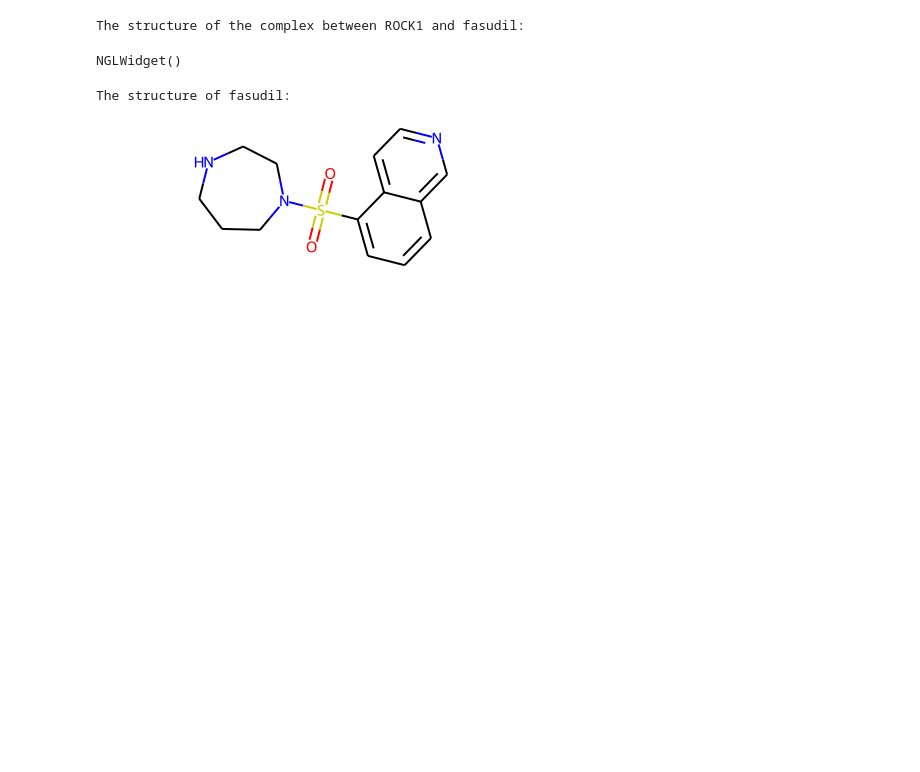
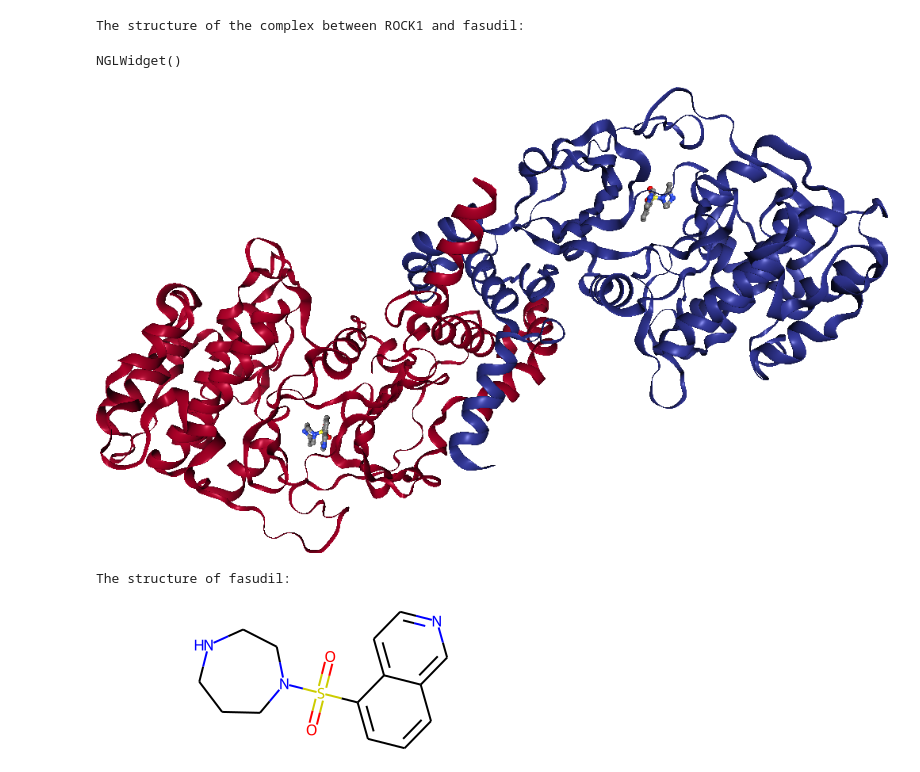
Before and after one commit to volkamerlab/DL_in_VS_review, a Jupyter notebook: image_generation/complex_encoding/complex_encoding.ipynb, the cells around one changed output. Cells and saved outputs as stored; diff of their text form; code cells hidden in the pictures; blank space fills up the shorter version.

```diff
--- a/image_generation/complex_encoding/complex_encoding.ipynb
+++ b/image_generation/complex_encoding/complex_encoding.ipynb
@@ -48,14 +47,16 @@ ngl_viewer.add_representation(repr_type="ball+stick",
 # %%
 # center view on binding site
 ngl_viewer.center("ligand")
+# %%
+print('The structure of the complex between ROCK1 and fasudil:')
+ngl_viewer
+# %% [output]
+The structure of the complex between ROCK1 and fasudil:
+NGLWidget()
 # %%
 # render a static image
-ngl_viewer.render_image(trim=True, factor=2, transparent=True);
+ngl_viewer.render_image(trim=True, factor=2, transparent=True)
+ngl_viewer._display_image()
+# %% [output]
+[figure, added]
-# %%
-print('The structure of the complex between ROCK1 and fasudil:')
-# ngl_viewer._display_image()
-ngl_viewer
-# %% [output]
-The structure of the complex between ROCK1 and fasudil:
-NGLWidget()
 # %%
```
Also changed, not shown: parts of 11 cells of this notebook.
